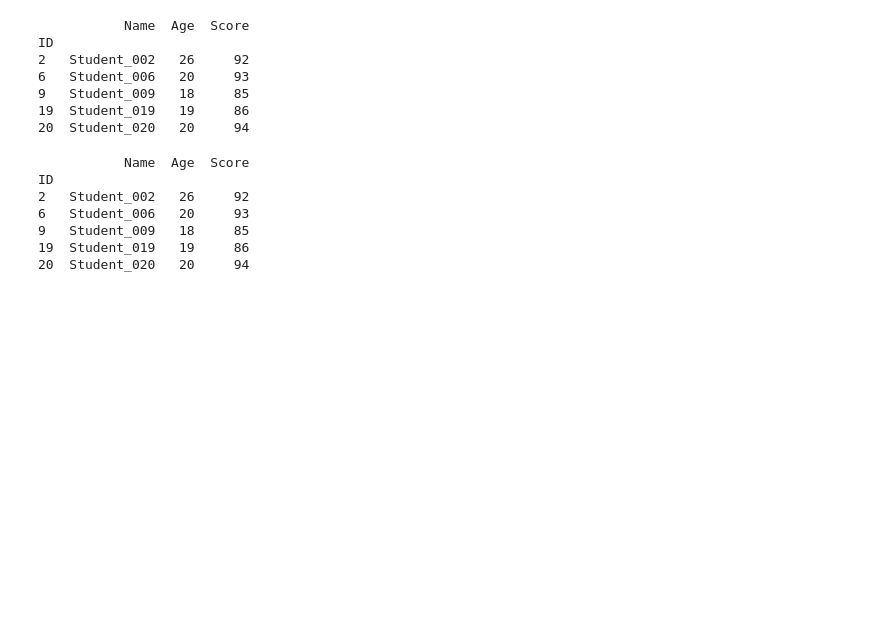
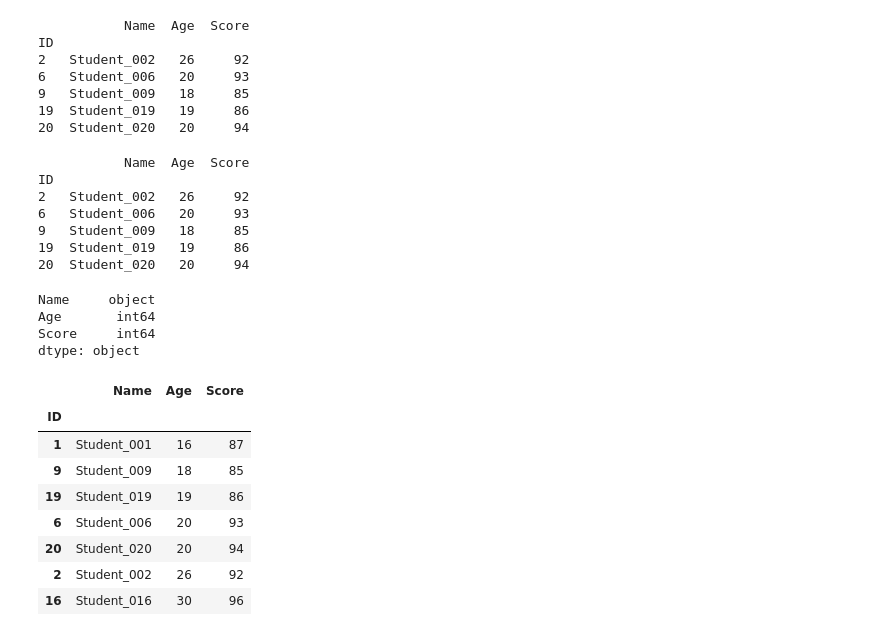
Before and after one commit to xiaoqie007/pydata_z, a Jupyter notebook: pandas_VS_excel/008数据筛选、过滤.ipynb, the cells around one changed output. Drawn from its saved outputs; the diff is of its cells as text; code cells hidden in the pictures; blank space fills up the shorter version.

```diff
--- a/pandas_VS_excel/008数据筛选、过滤.ipynb
+++ b/pandas_VS_excel/008数据筛选、过滤.ipynb
@@ -54,3 +54,25 @@ ID
 9   Student_009   18     85
 19  Student_019   19     86
 20  Student_020   20     94
+# %%
+students.dtypes
+# %% [output]
+Name     object
+Age       int64
+Score     int64
+dtype: object
+# %%
+students = pd.read_excel('Students.xlsx', index_col= 'ID')
+students = students.loc[students.Age.apply(lambda a: 1 <= a <= 30)] \
+.loc[students.Score.apply(lambda b: 85<= b <=100)]
+students.sort_values(by = ['Age', 'Score'])
+# %% [output]
+|  | Name | Age | Score |
+| ID |  |  |  |
+| 1 | Student_001 | 16 | 87 |
+| 9 | Student_009 | 18 | 85 |
+| 19 | Student_019 | 19 | 86 |
+| 6 | Student_006 | 20 | 93 |
+| 20 | Student_020 | 20 | 94 |
+| 2 | Student_002 | 26 | 92 |
+| 16 | Student_016 | 30 | 96 |
```
Also changed, not shown: parts of 1 cell of this notebook, 2 other files.
